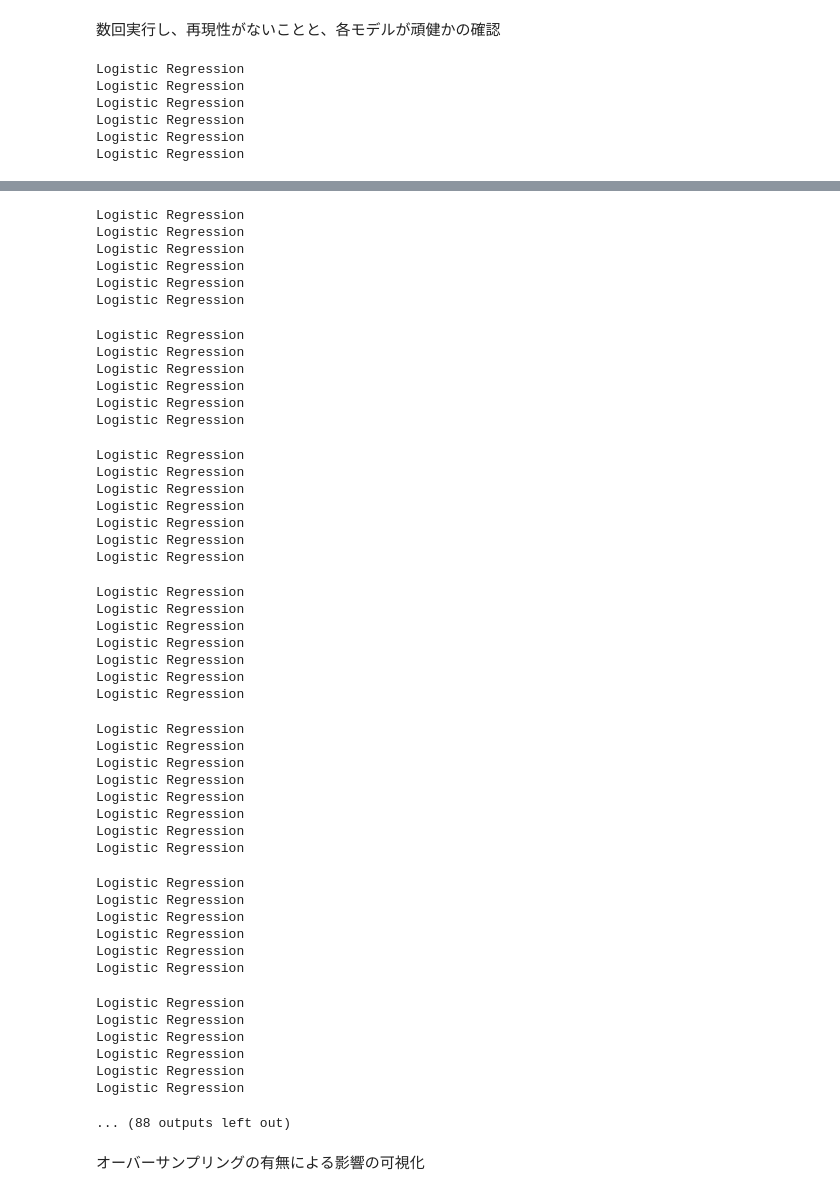
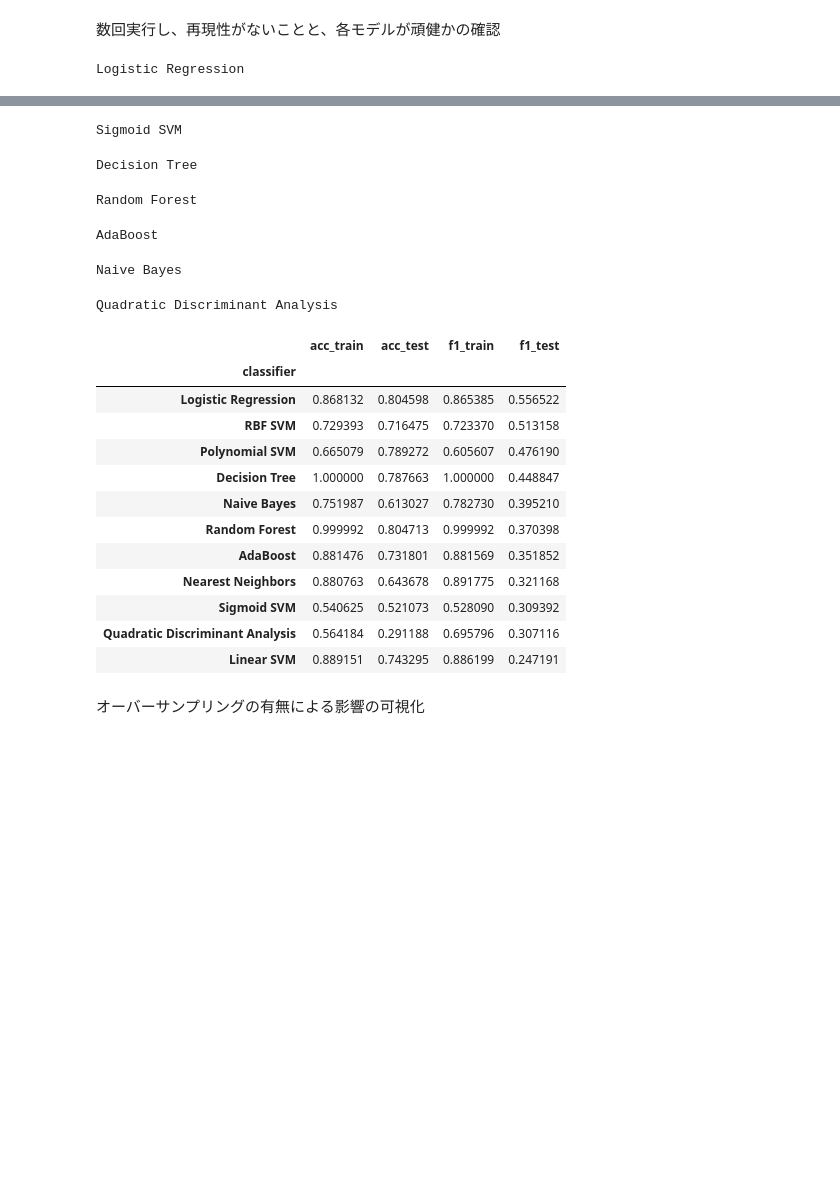
Before and after one commit to mono-clone/breast_cancer_analytics, a Jupyter notebook: notebooks/3.0.1-create_bcm_over_sampling.ipynb, the cells around one changed output, grey strips where cells are left out. Saved outputs shown, nothing was run; the diff lists cells and outputs as text; code cells hidden in the pictures; blank space fills up the shorter version.

```diff
--- a/notebooks/3.0.1-create_bcm_over_sampling.ipynb
+++ b/notebooks/3.0.1-create_bcm_over_sampling.ipynb
@@ -485,8 +485,8 @@ def compare_bcms(
     warnings.filterwarnings("ignore")  # lrで警告が出て視認性が悪いので、いったん非表示
     result = []
 
-    # for _ in tqdm(range(average_time)):  # average_time 回繰り返し、指標の平均を見る
-    for name, clf in zip(bcm_names, classifiers):  # 指定した複数の分類機を順番に呼び出す
+    for name, clf in tqdm(zip(bcm_names, classifiers)):  # 指定した複数の分類機を順番に呼び出す
+        print(name)  # モデル名
         # 乱数の影響を均した平均を取りたいので、SEEDは保留。乱数に依存しない精度を見るので再現性は'ここでは'担保しない。
         X_train, X_test, y_train, y_test = train_test_split(
             X, y, test_size=test_size
@@ -495,8 +495,7 @@ def compare_bcms(
             X_train, y_train = sm.fit_resample(X_train, y_train)
 
         # for name, clf in zip(bcm_names, classifiers):  # 指定した複数の分類機を順番に呼び出す
-        for _ in tqdm(range(average_time)):  # average_time 回繰り返し、指標の平均を見る
-            print(name)  # モデル名
+        for _ in range(average_time):  # average_time 回繰り返し、指標の平均を見る
             # 訓練のスコア
             clf.fit(X_train, y_train)  # 学習
             y_pred_train = clf.predict(X_train)
@@ -526,12 +525,7 @@ compare_bcms(
     y=y,
     average_time=100,
     over_sampling=SMOTE(),
-    plot_columns=["AGE_AT_DIAGNOSIS", "TMB_NONSYNONYMOUS"],
+    plot_columns=plot_columns_3,
 )
 # %% [output]
 Logistic Regression
-Logistic Regression
-Logistic Regression
-Logistic Regression
-Logistic Regression
-Logistic Regression
@@ -562,50 +536,22 @@ Logistic Regression
-Logistic Regression
-Logistic Regression
-Logistic Regression
-Logistic Regression
-Logistic Regression
-Logistic Regression
+Sigmoid SVM
-Logistic Regression
-Logistic Regression
-Logistic Regression
-Logistic Regression
-Logistic Regression
-Logistic Regression
+Decision Tree
-Logistic Regression
-Logistic Regression
-Logistic Regression
-Logistic Regression
-Logistic Regression
-Logistic Regression
-Logistic Regression
+Random Forest
-Logistic Regression
-Logistic Regression
-Logistic Regression
-Logistic Regression
-Logistic Regression
-Logistic Regression
-Logistic Regression
+AdaBoost
-Logistic Regression
-Logistic Regression
-Logistic Regression
-Logistic Regression
-Logistic Regression
-Logistic Regression
-Logistic Regression
-Logistic Regression
+Naive Bayes
-Logistic Regression
-Logistic Regression
-Logistic Regression
-Logistic Regression
-Logistic Regression
-Logistic Regression
+Quadratic Discriminant Analysis
-Logistic Regression
-Logistic Regression
-Logistic Regression
-Logistic Regression
-Logistic Regression
-Logistic Regression
-... (88 outputs left out)
+|  | acc_train | acc_test | f1_train | f1_test |
+| classifier |  |  |  |  |
+| Logistic Regression | 0.868132 | 0.804598 | 0.865385 | 0.556522 |
+| RBF SVM | 0.729393 | 0.716475 | 0.723370 | 0.513158 |
+| Polynomial SVM | 0.665079 | 0.789272 | 0.605607 | 0.476190 |
+| Decision Tree | 1.000000 | 0.787663 | 1.000000 | 0.448847 |
+| Naive Bayes | 0.751987 | 0.613027 | 0.782730 | 0.395210 |
+| Random Forest | 0.999992 | 0.804713 | 0.999992 | 0.370398 |
+| AdaBoost | 0.881476 | 0.731801 | 0.881569 | 0.351852 |
+| Nearest Neighbors | 0.880763 | 0.643678 | 0.891775 | 0.321168 |
+| Sigmoid SVM | 0.540625 | 0.521073 | 0.528090 | 0.309392 |
+| Quadratic Discriminant Analysis | 0.564184 | 0.291188 | 0.695796 | 0.307116 |
+| Linear SVM | 0.889151 | 0.743295 | 0.886199 | 0.247191 |
 # %% [markdown]
 オーバーサンプリングの有無による影響の可視化
 # %%
```
Also changed, not shown: parts of 6 cells of this notebook, 15 other files.
